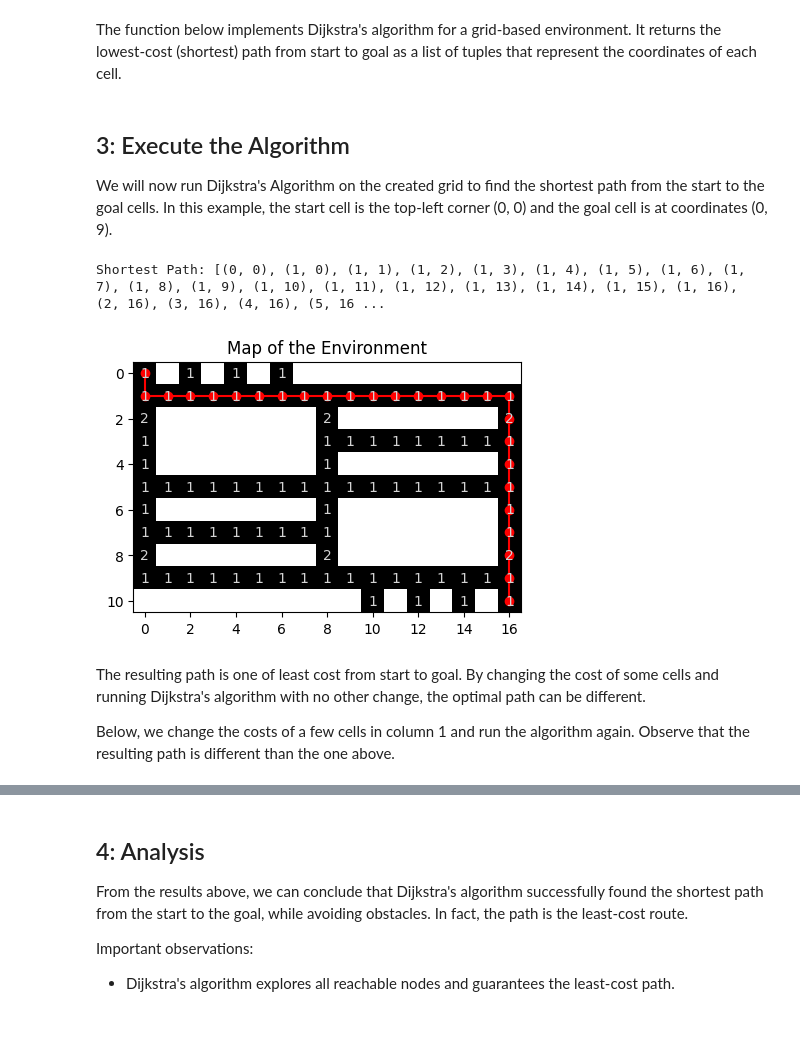
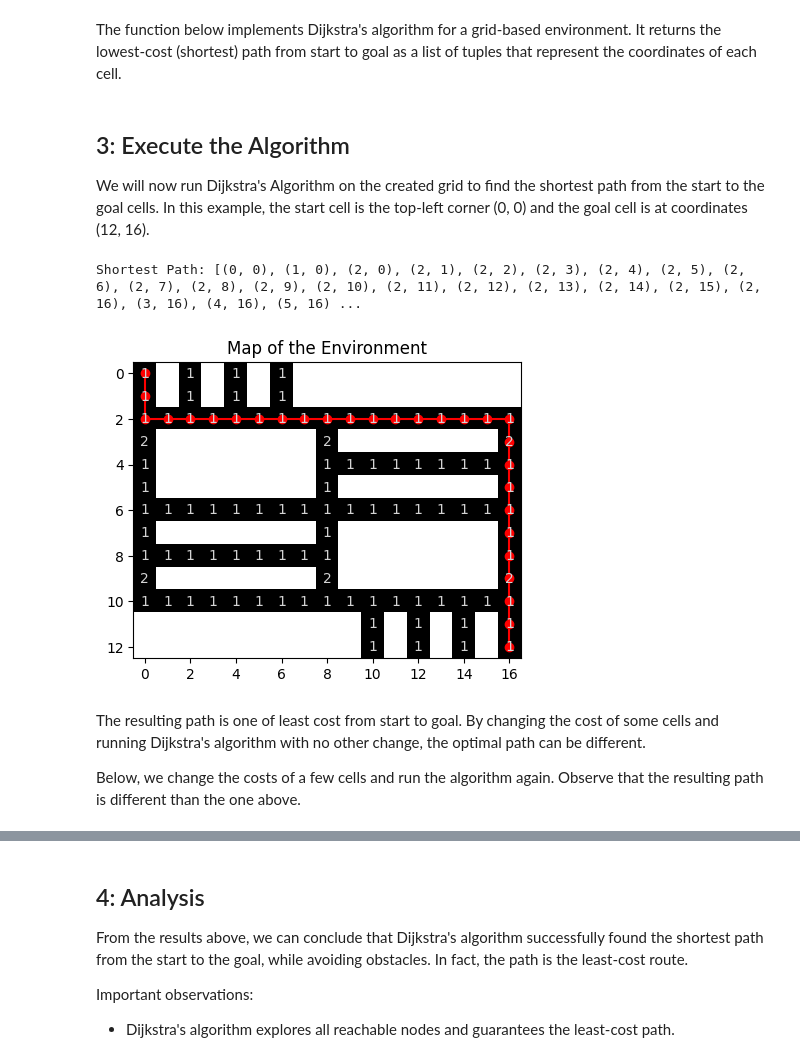
Before and after one commit to felipenmartins/Mobile-Robot-Control, a Jupyter notebook: path_planning_dijkstra_RAFmap.ipynb, the cells around one changed output, grey strips where cells are left out. Saved outputs shown, nothing was run; the diff lists cells and outputs as text; code cells hidden in the pictures; blank space fills up the shorter version.

```diff
--- a/path_planning_dijkstra_RAFmap.ipynb
+++ b/path_planning_dijkstra_RAFmap.ipynb
@@ -33,6 +33,7 @@ We represent the map of the world as a 10 x 10 grid. It is a 2D array where:
 # %%
 def create_grid():
     grid = np.array([
+        [0, 1, 0, 1, 0, 1, 0, 1, 1, 1, 1, 1, 1, 1, 1, 1, 1],
         [0, 1, 0, 1, 0, 1, 0, 1, 1, 1, 1, 1, 1, 1, 1, 1, 1],
         [0, 0, 0, 0, 0, 0, 0, 0, 0, 0, 0, 0, 0, 0, 0, 0, 0],
         [0, 1, 1, 1, 1, 1, 1, 1, 0, 1, 1, 1, 1, 1, 1, 1, 0],
@@ -43,6 +44,7 @@ def create_grid():
         [0, 0, 0, 0, 0, 0, 0, 0, 0, 1, 1, 1, 1, 1, 1, 1, 0],
         [0, 1, 1, 1, 1, 1, 1, 1, 0, 1, 1, 1, 1, 1, 1, 1, 0],
         [0, 0, 0, 0, 0, 0, 0, 0, 0, 0, 0, 0, 0, 0, 0, 0, 0],
+        [1, 1, 1, 1, 1, 1, 1, 1, 1, 1, 0, 1, 0, 1, 0, 1, 0],
         [1, 1, 1, 1, 1, 1, 1, 1, 1, 1, 0, 1, 0, 1, 0, 1, 0]
         ])
     return grid
@@ -50,12 +52,10 @@ def create_grid():
 grid = create_grid()
 # %% [markdown]
 The cost of moving to a specific cell is represented by the cost array. In a uniform world, you could consider that moving to a neighboring cell always has a cost of one. Or, you could assign higher costs to cells that have higher risk of collision, for example.
-# %%
-costs = np.ones(grid.shape) # uniform cost
-print(costs)
 # %%
 def create_costs():
     costs = np.array([
+        [1, 1, 1, 1, 1, 1, 1, 1, 1, 1, 1, 1, 1, 1, 1, 1, 1,],
         [1, 1, 1, 1, 1, 1, 1, 1, 1, 1, 1, 1, 1, 1, 1, 1, 1,],
         [1, 1, 1, 1, 1, 1, 1, 1, 1, 1, 1, 1, 1, 1, 1, 1, 1,],
         [2, 1, 1, 1, 1, 1, 1, 1, 2, 1, 1, 1, 1, 1, 1, 1, 2,],
@@ -66,6 +66,7 @@ def create_costs():
         [1, 1, 1, 1, 1, 1, 1, 1, 1, 1, 1, 1, 1, 1, 1, 1, 1,],
         [2, 1, 1, 1, 1, 1, 1, 1, 2, 1, 1, 1, 1, 1, 1, 1, 2,],
         [1, 1, 1, 1, 1, 1, 1, 1, 1, 1, 1, 1, 1, 1, 1, 1, 1,],
+        [1, 1, 1, 1, 1, 1, 1, 1, 1, 1, 1, 1, 1, 1, 1, 1, 1,],
         [1, 1, 1, 1, 1, 1, 1, 1, 1, 1, 1, 1, 1, 1, 1, 1, 1,]
     ])
     return costs
@@ -148,7 +149,7 @@ def dijkstra(grid, costs, start, goal):
     priority_queue = []  # Priority queue ensures that nodes are processed in order of increasing distance
     heapq.heappush(priority_queue, (0, start))  # Initializes queue with the start node and distance to start
 
-    directions = [(0, 1), (1, 0), (0, -1), (-1, 0)]  # Right, Down, Left, Up
+    directions = [(-1, 0), (1, 0), (0, -1), (0, 1)]  # Up, Down, Left, Right
 
     while priority_queue:
         current_distance, current_node = heapq.heappop(priority_queue)
@@ -190,23 +191,23 @@ def dijkstra(grid, costs, start, goal):
 # %% [markdown]
 ## 3: Execute the Algorithm
 We will now run Dijkstra's Algorithm on the created grid to find the shortest path from the start to the goal cells.
-In this example, the start cell is the top-left corner (0, 0) and the goal cell is at coordinates (0, 9).
+In this example, the start cell is the top-left corner (0, 0) and the goal cell is at coordinates (12, 16).
 # %%
 start =  (0, 0)
-goal = (10, 16)
+goal = (12, 16)
 
 path = dijkstra(grid, costs, start, goal)
 print("Shortest Path:", path)
 
 # Visualize the Path
 plot_grid(grid, path=path)
 # %% [output]
-Shortest Path: [(0, 0), (1, 0), (1, 1), (1, 2), (1, 3), (1, 4), (1, 5), (1, 6), (1, 7), (1, 8), (1, 9), (1, 10), (1, 11), (1, 12), (1, 13), (1, 14), (1, 15), (1, 16), (2, 16), (3, 16), (4, 16), (5, 16 ...
+Shortest Path: [(0, 0), (1, 0), (2, 0), (2, 1), (2, 2), (2, 3), (2, 4), (2, 5), (2, 6), (2, 7), (2, 8), (2, 9), (2, 10), (2, 11), (2, 12), (2, 13), (2, 14), (2, 15), (2, 16), (3, 16), (4, 16), (5, 16) ...
-[figure, old version]
+[figure, new version]
 # %% [markdown]
 The resulting path is one of least cost from start to goal. By changing the cost of some cells and running Dijkstra's algorithm with no other change, the optimal path can be different.
 
-Below, we change the costs of a few cells in column 1 and run the algorithm again. Observe that the resulting path is different than the one above.
+Below, we change the costs of a few cells and run the algorithm again. Observe that the resulting path is different than the one above.
 # %%
 def create_costs():
     costs = np.array([
```
Also changed, not shown: parts of 3 cells of this notebook.
